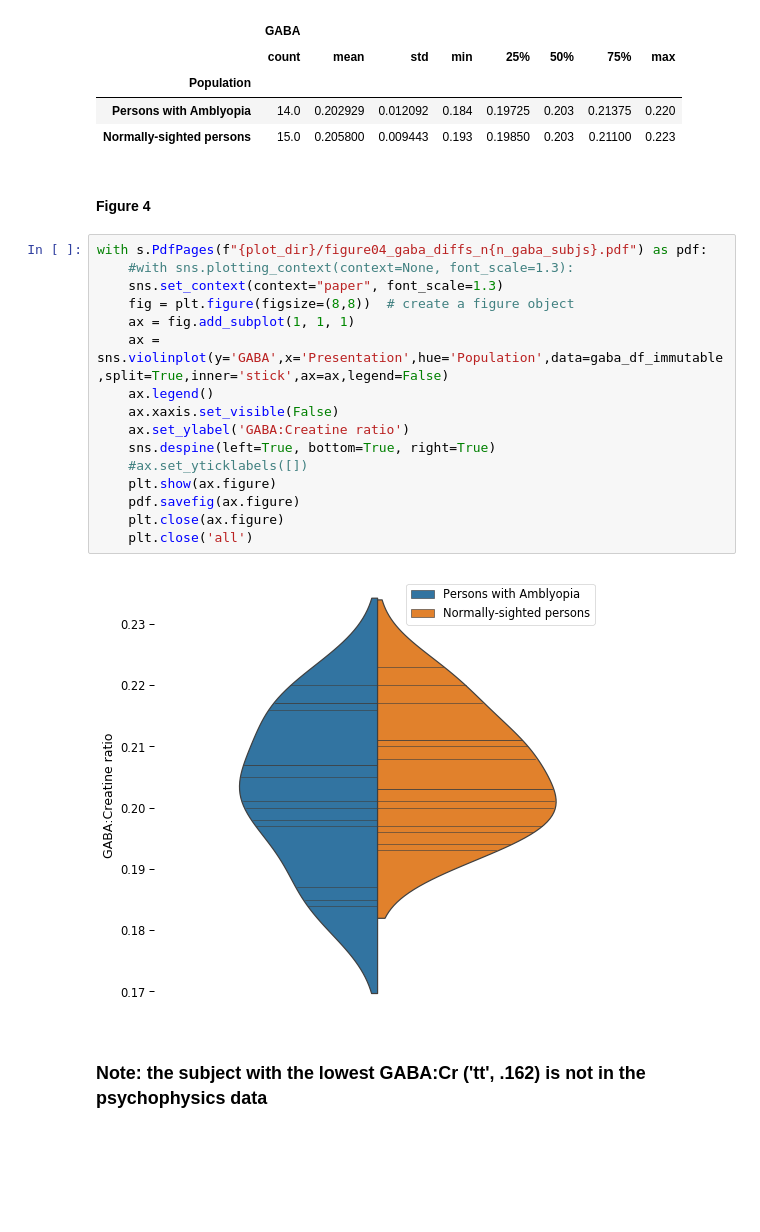
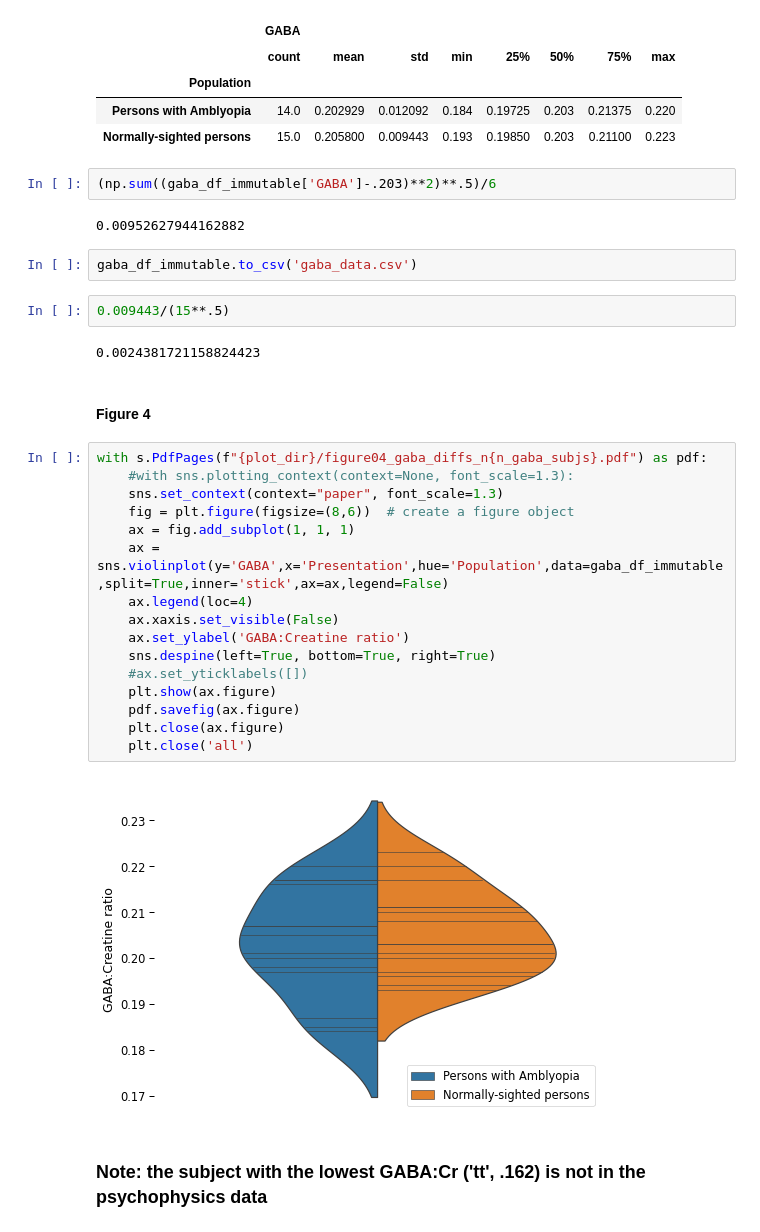
Before and after one commit to smerdis/mrs_amblyopia, a Jupyter notebook: Final paper notebook (2020-04).ipynb, the cells around one changed output. Cells and saved outputs as stored; diff of their text form; blank space fills up the shorter version.

```diff
--- a/Final paper notebook (2020-04).ipynb
+++ b/Final paper notebook (2020-04).ipynb
@@ -186,26 +198,36 @@ gaba_df_immutable.groupby("Population").describe() # Shoud be 14 PWA due to AM,
 | Population |  |  |  |  |  |  |  |  |
 | Persons with Amblyopia | 14.0 | 0.202929 | 0.012092 | 0.184 | 0.19725 | 0.203 | 0.21375 | 0.220 |
 | Normally-sighted persons | 15.0 | 0.205800 | 0.009443 | 0.193 | 0.19850 | 0.203 | 0.21100 | 0.223 |
+# %%
+(np.sum((gaba_df_immutable['GABA']-.203)**2)**.5)/6
+# %% [output]
+0.00952627944162882
+# %%
+gaba_df_immutable.to_csv('gaba_data.csv')
+# %%
+0.009443/(15**.5)
+# %% [output]
+0.0024381721158824423
 # %% [markdown]
 #### Figure 4
 # %%
 with s.PdfPages(f"{plot_dir}/figure04_gaba_diffs_n{n_gaba_subjs}.pdf") as pdf:
     #with sns.plotting_context(context=None, font_scale=1.3):
     sns.set_context(context="paper", font_scale=1.3)
-    fig = plt.figure(figsize=(8,8))  # create a figure object
+    fig = plt.figure(figsize=(8,6))  # create a figure object
     ax = fig.add_subplot(1, 1, 1)
     ax = sns.violinplot(y='GABA',x='Presentation',hue='Population',data=gaba_df_immutable,split=True,inner='stick',ax=ax,legend=False)
-    ax.legend()
+    ax.legend(loc=4)
     ax.xaxis.set_visible(False)
     ax.set_ylabel('GABA:Creatine ratio')
     sns.despine(left=True, bottom=True, right=True)
     #ax.set_yticklabels([])
     plt.show(ax.figure)
     pdf.savefig(ax.figure)
     plt.close(ax.figure)
     plt.close('all')
 # %% [output]
-[figure, old version]
+[figure, new version]
 # %% [markdown]
 ### Note: the subject with the lowest GABA:Cr ('tt', .162) is not in the psychophysics data
 # %% [markdown]
```
Also changed, not shown: parts of 90 cells of this notebook, 3 other files.
